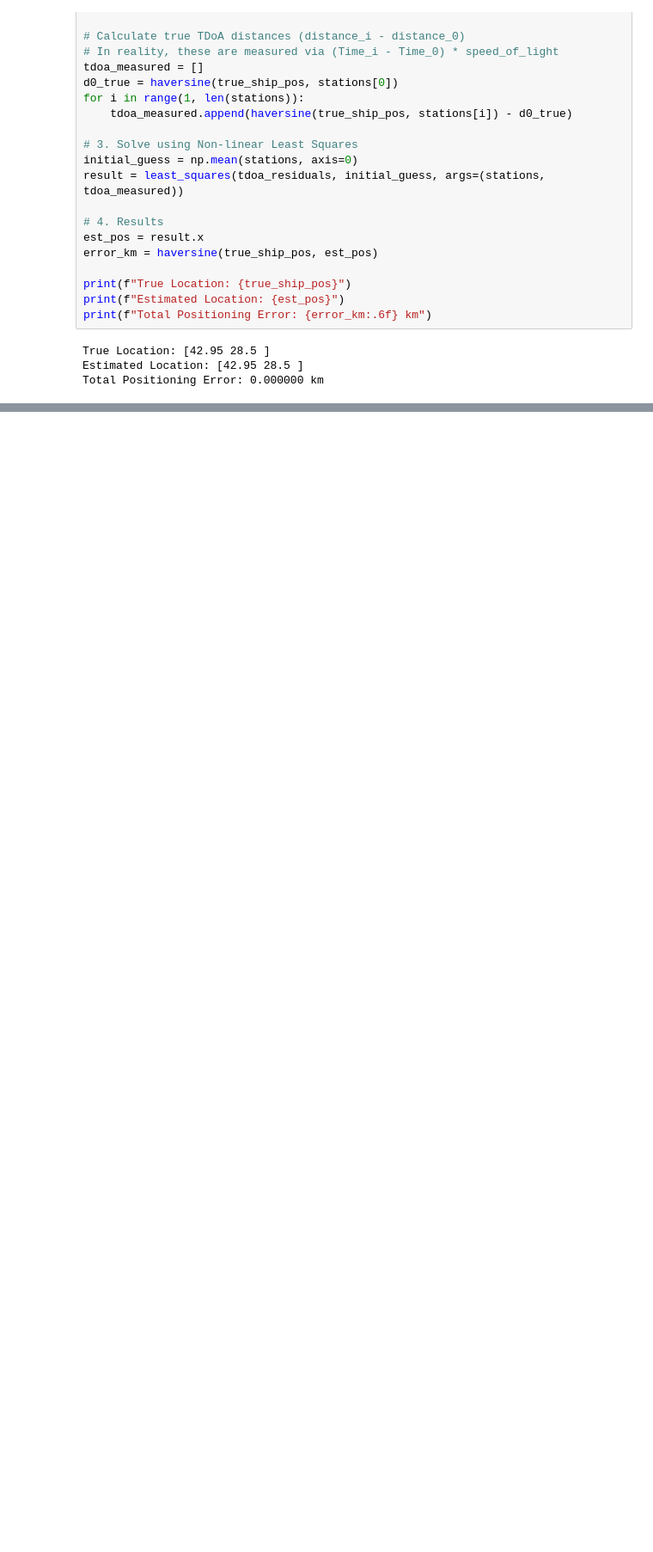
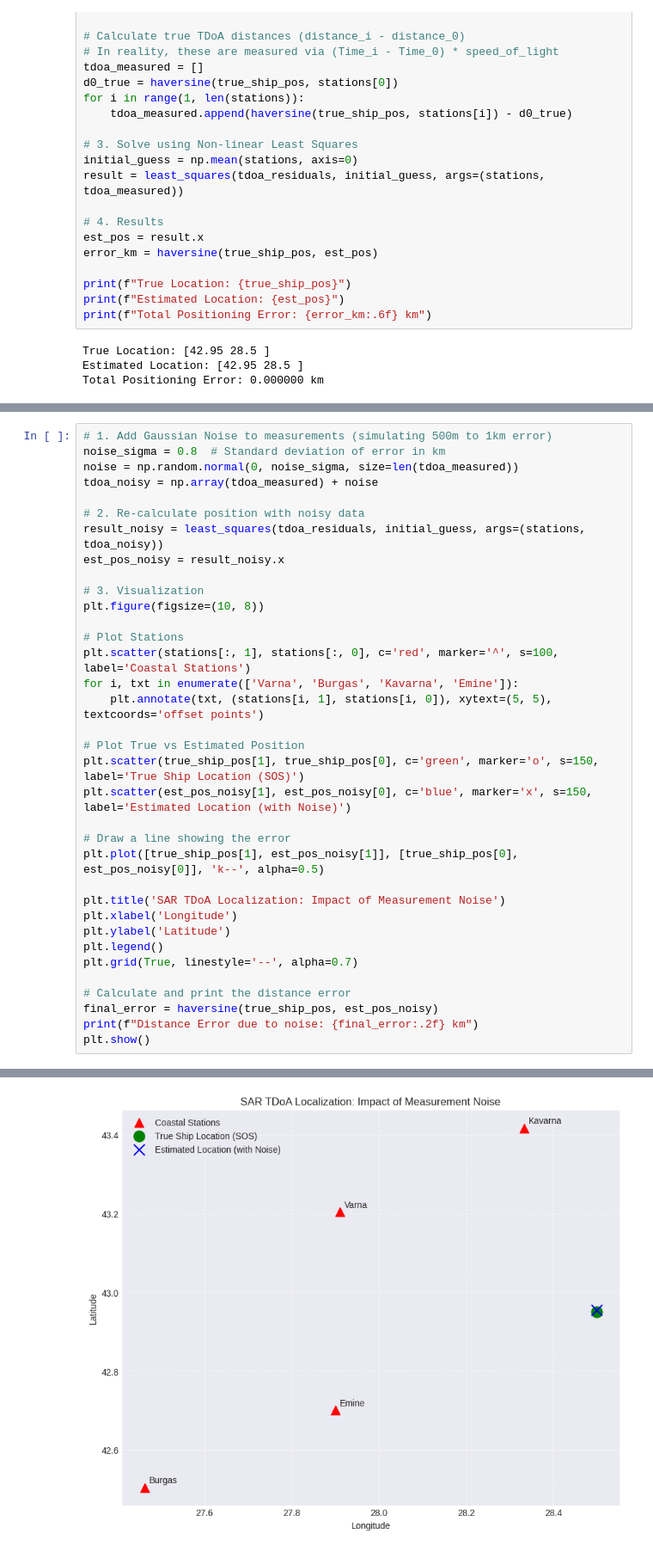
Before and after one commit to Lukanov73/SAR-Trilateration, a Jupyter notebook: SAR_Trilateration.ipynb, the cells around one changed output, grey strips where cells are left out. Shown at 86% size. Cells and saved outputs as stored; diff of their text form; blank space fills up the shorter version.

Commit message:
Add: Noise simulation and visualization of positioning error

```diff
--- a/SAR_Trilateration.ipynb
+++ b/SAR_Trilateration.ipynb
@@ -83,0 +90,36 @@ Total Positioning Error: 0.000000 km
+# %%
+# 1. Add Gaussian Noise to measurements (simulating 500m to 1km error)
+noise_sigma = 0.8  # Standard deviation of error in km
+noise = np.random.normal(0, noise_sigma, size=len(tdoa_measured))
+tdoa_noisy = np.array(tdoa_measured) + noise
+
+# 2. Re-calculate position with noisy data
+result_noisy = least_squares(tdoa_residuals, initial_guess, args=(stations, tdoa_noisy))
+est_pos_noisy = result_noisy.x
+
+# 3. Visualization
+plt.figure(figsize=(10, 8))
+
+# Plot Stations
+plt.scatter(stations[:, 1], stations[:, 0], c='red', marker='^', s=100, label='Coastal Stations')
+for i, txt in enumerate(['Varna', 'Burgas', 'Kavarna', 'Emine']):
+    plt.annotate(txt, (stations[i, 1], stations[i, 0]), xytext=(5, 5), textcoords='offset points')
+
+# Plot True vs Estimated Position
+plt.scatter(true_ship_pos[1], true_ship_pos[0], c='green', marker='o', s=150, label='True Ship Location (SOS)')
+plt.scatter(est_pos_noisy[1], est_pos_noisy[0], c='blue', marker='x', s=150, label='Estimated Location (with Noise)')
+
+# Draw a line showing the error
+plt.plot([true_ship_pos[1], est_pos_noisy[1]], [true_ship_pos[0], est_pos_noisy[0]], 'k--', alpha=0.5)
+
+plt.title('SAR TDoA Localization: Impact of Measurement Noise')
+plt.xlabel('Longitude')
+plt.ylabel('Latitude')
+plt.legend()
+plt.grid(True, linestyle='--', alpha=0.7)
+
+# Calculate and print the distance error
+final_error = haversine(true_ship_pos, est_pos_noisy)
+print(f"Distance Error due to noise: {final_error:.2f} km")
+plt.show()
+# %% [output]
@@ -83,0 +127 @@ Total Positioning Error: 0.000000 km
+[figure, added]
```
Also changed, not shown: parts of 2 cells of this notebook.
